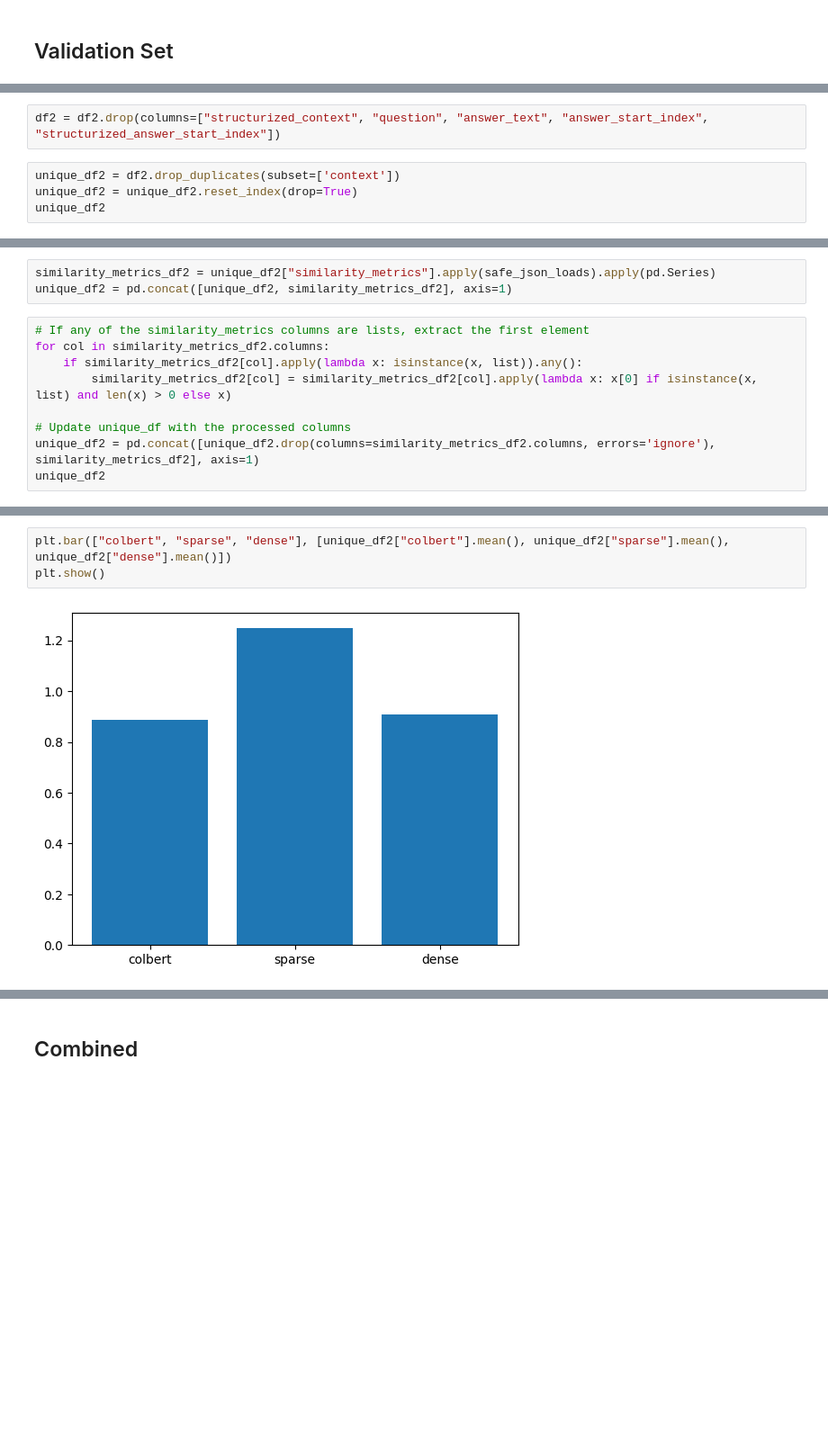
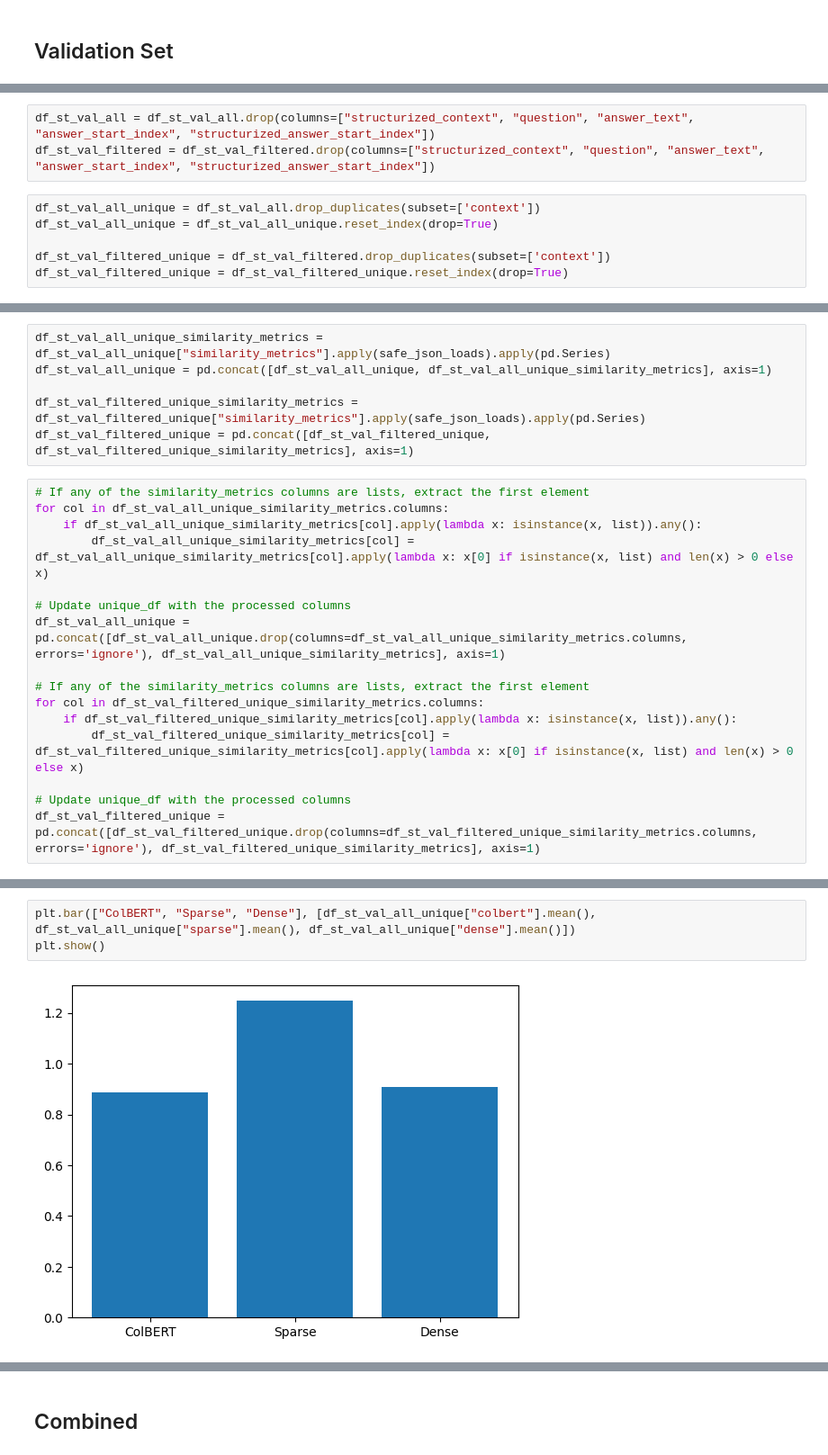
Before and after one commit to erenirmak/thesis-work, a Jupyter notebook: similarity-analysis.ipynb, the cells around one changed output, grey strips where cells are left out. Shown: that part at 90% size. Saved outputs shown, nothing was run; the diff lists cells and outputs as text; blank space fills up the shorter version.

```diff
--- a/similarity-analysis.ipynb
+++ b/similarity-analysis.ipynb
@@ -145,6 +278,9 @@ Index(['squad_id', 'title', 'context', 'structurized_context', 'question',
 # %%
-df2 = df2.drop(columns=["structurized_context", "question", "answer_text", "answer_start_index", "structurized_answer_start_index"])
+df_st_val_all = df_st_val_all.drop(columns=["structurized_context", "question", "answer_text", "answer_start_index", "structurized_answer_start_index"])
+df_st_val_filtered = df_st_val_filtered.drop(columns=["structurized_context", "question", "answer_text", "answer_start_index", "structurized_answer_start_index"])
 # %%
-unique_df2 = df2.drop_duplicates(subset=['context'])
-unique_df2 = unique_df2.reset_index(drop=True)
-unique_df2
+df_st_val_all_unique = df_st_val_all.drop_duplicates(subset=['context'])
+df_st_val_all_unique = df_st_val_all_unique.reset_index(drop=True)
+
+df_st_val_filtered_unique = df_st_val_filtered.drop_duplicates(subset=['context'])
+df_st_val_filtered_unique = df_st_val_filtered_unique.reset_index(drop=True)
@@ -165,12 +287,22 @@ unique_df2
 # %%
-similarity_metrics_df2 = unique_df2["similarity_metrics"].apply(safe_json_loads).apply(pd.Series)
-unique_df2 = pd.concat([unique_df2, similarity_metrics_df2], axis=1)
+df_st_val_all_unique_similarity_metrics = df_st_val_all_unique["similarity_metrics"].apply(safe_json_loads).apply(pd.Series)
+df_st_val_all_unique = pd.concat([df_st_val_all_unique, df_st_val_all_unique_similarity_metrics], axis=1)
+
+df_st_val_filtered_unique_similarity_metrics = df_st_val_filtered_unique["similarity_metrics"].apply(safe_json_loads).apply(pd.Series)
+df_st_val_filtered_unique = pd.concat([df_st_val_filtered_unique, df_st_val_filtered_unique_similarity_metrics], axis=1)
 # %%
 # If any of the similarity_metrics columns are lists, extract the first element
-for col in similarity_metrics_df2.columns:
-    if similarity_metrics_df2[col].apply(lambda x: isinstance(x, list)).any():
-        similarity_metrics_df2[col] = similarity_metrics_df2[col].apply(lambda x: x[0] if isinstance(x, list) and len(x) > 0 else x)
+for col in df_st_val_all_unique_similarity_metrics.columns:
+    if df_st_val_all_unique_similarity_metrics[col].apply(lambda x: isinstance(x, list)).any():
+        df_st_val_all_unique_similarity_metrics[col] = df_st_val_all_unique_similarity_metrics[col].apply(lambda x: x[0] if isinstance(x, list) and len(x) > 0 else x)
 
 # Update unique_df with the processed columns
-unique_df2 = pd.concat([unique_df2.drop(columns=similarity_metrics_df2.columns, errors='ignore'), similarity_metrics_df2], axis=1)
-unique_df2
+df_st_val_all_unique = pd.concat([df_st_val_all_unique.drop(columns=df_st_val_all_unique_similarity_metrics.columns, errors='ignore'), df_st_val_all_unique_similarity_metrics], axis=1)
+
+# If any of the similarity_metrics columns are lists, extract the first element
+for col in df_st_val_filtered_unique_similarity_metrics.columns:
+    if df_st_val_filtered_unique_similarity_metrics[col].apply(lambda x: isinstance(x, list)).any():
+        df_st_val_filtered_unique_similarity_metrics[col] = df_st_val_filtered_unique_similarity_metrics[col].apply(lambda x: x[0] if isinstance(x, list) and len(x) > 0 else x)
+
+# Update unique_df with the processed columns
+df_st_val_filtered_unique = pd.concat([df_st_val_filtered_unique.drop(columns=df_st_val_filtered_unique_similarity_metrics.columns, errors='ignore'), df_st_val_filtered_unique_similarity_metrics], axis=1)
@@ -195,5 +339,5 @@ print(unique_df2["colbert"].mean(), unique_df2["sparse"].mean(), unique_df2["den
 # %%
-plt.bar(["colbert", "sparse", "dense"], [unique_df2["colbert"].mean(), unique_df2["sparse"].mean(), unique_df2["dense"].mean()])
+plt.bar(["ColBERT", "Sparse", "Dense"], [df_st_val_all_unique["colbert"].mean(), df_st_val_all_unique["sparse"].mean(), df_st_val_all_unique["dense"].mean()])
 plt.show()
 # %% [output]
-[figure, old version]
+[figure, new version]
```
Also changed, not shown: parts of 44 cells of this notebook.
